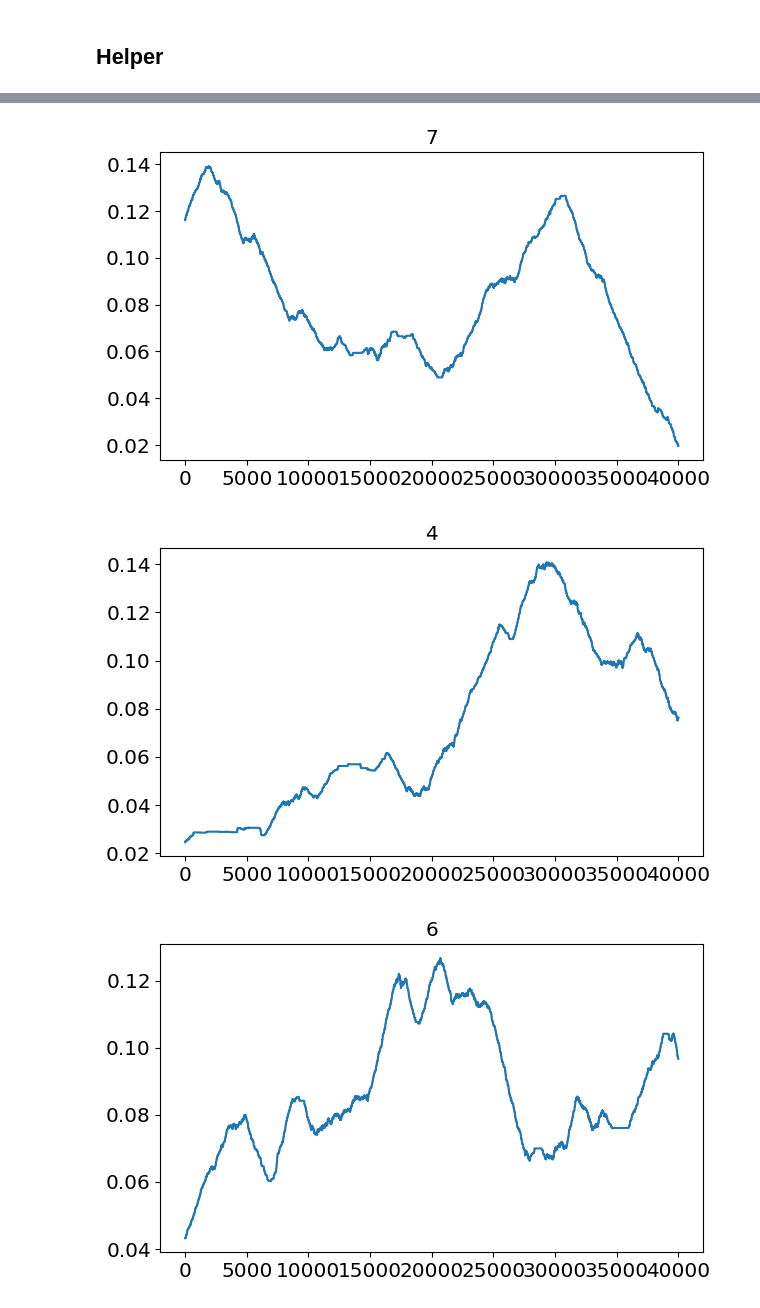
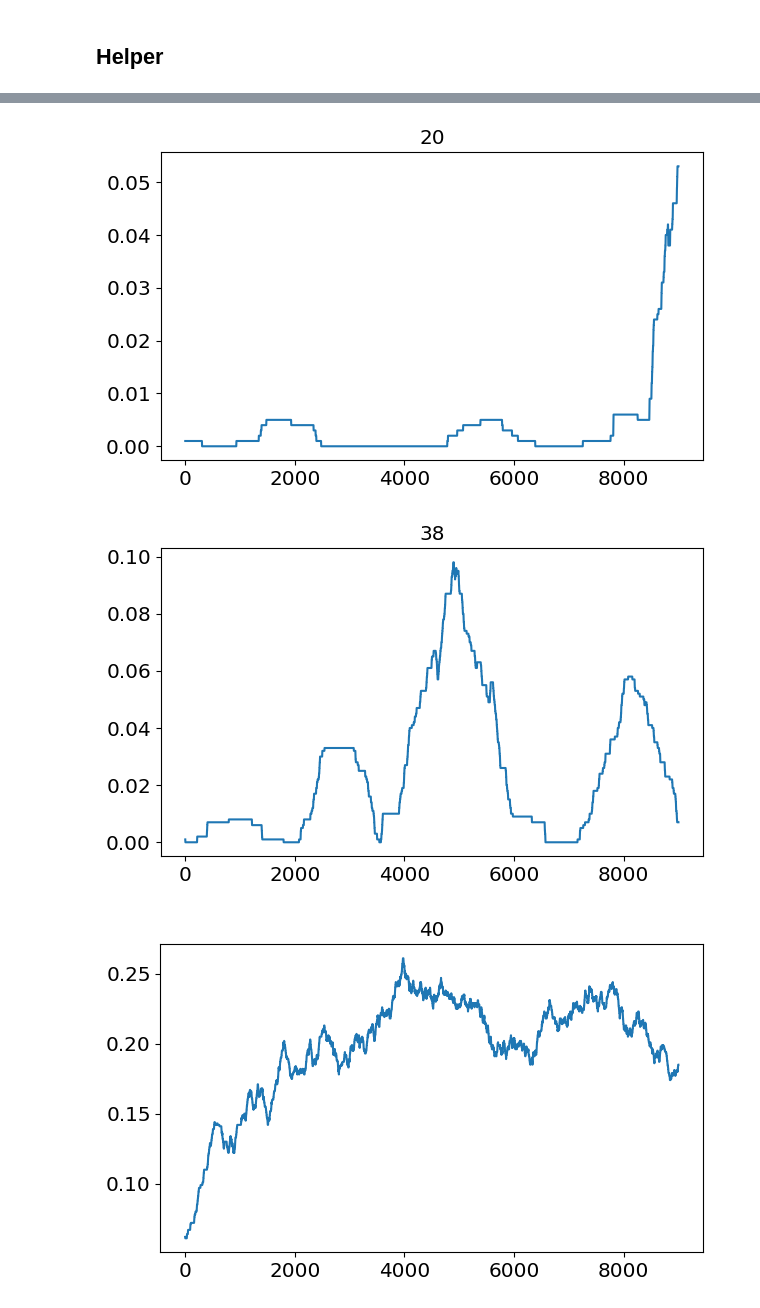
Before and after one commit to roznawsk/infant-abm, a Jupyter notebook: visualization_v2.ipynb, the cells around one changed output, grey strips where cells are left out. Drawn from its saved outputs; the diff is of its cells as text; code cells hidden in the pictures.

```diff
--- a/visualization_v2.ipynb
+++ b/visualization_v2.ipynb
@@ -67,7 +68,7 @@ def load_v2run_results(model, run_name):
     return results_df
 # %%
 MODEL = "v0.2.0"
-RUN_NAME = "test_collect"
+RUN_NAME = "test_learn_10k"
 
 N_SAMPLES, ITERATIONS, REPEATS, load_partial = load_description(MODEL, RUN_NAME)
 results_df = load_v2run_results(MODEL, RUN_NAME)
@@ -86,10 +95,10 @@ results_df
 # %%
 for i, row in results_df.sample(3).iterrows():
-    avg = running_avg(row["rewards"], 10000, "valid")
+    avg = running_avg(row["rewards"], 1000, "valid")
     plot = sns.lineplot(avg)
     plot.set_title(f"{i}")
     plt.show()
 # %% [output]
-[figure, old version]
+[figure, new version]
-[figure, old version]
+[figure, new version]
-[figure, old version]
+[figure, new version]
```
Also changed, not shown: parts of 8 cells of this notebook, 7 other files.
